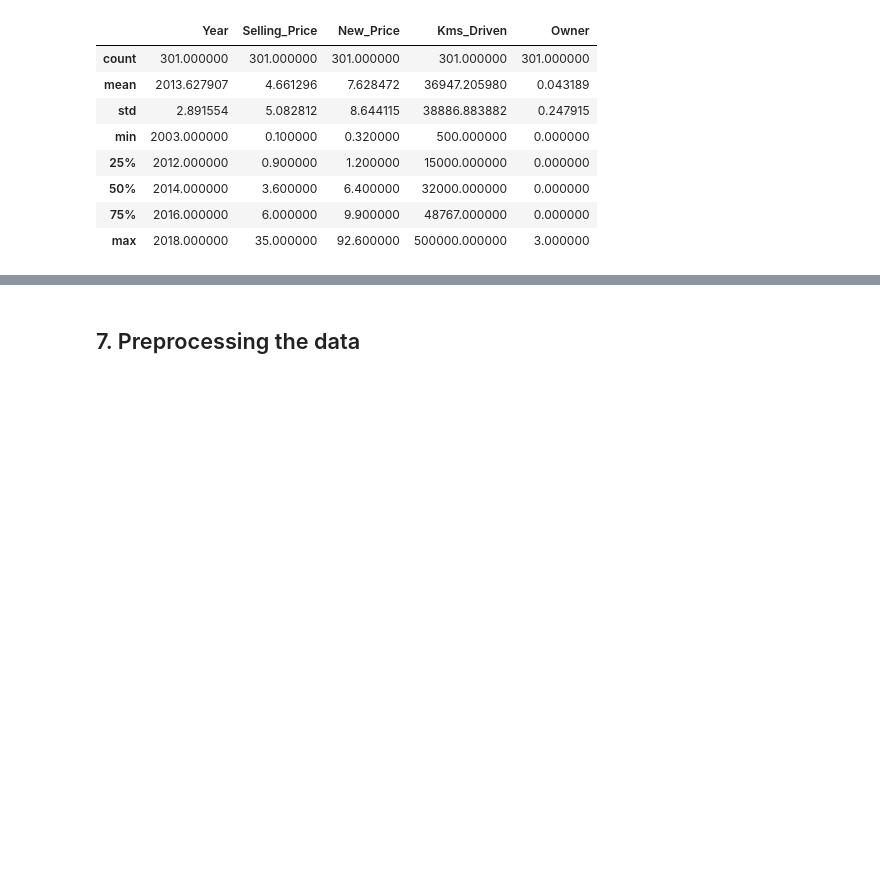
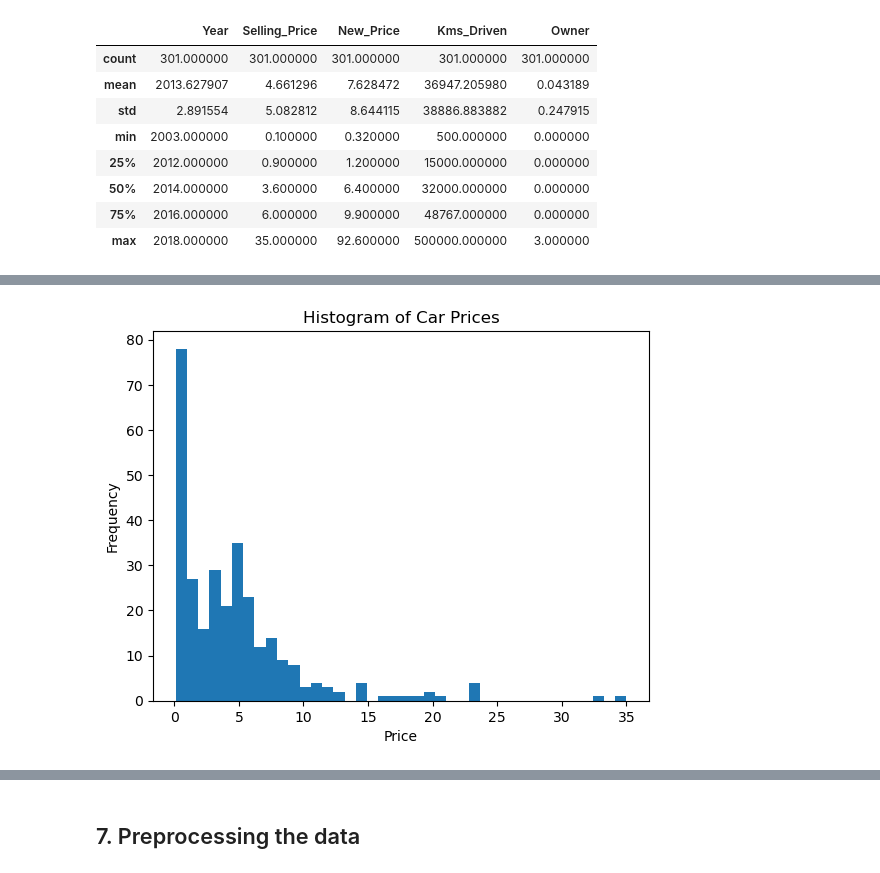
Before and after one commit to Nathan-Austin/Machine_Learning_projects, a Jupyter notebook: Car_price_prediction/Car_Price_Prediction.ipynb, the cells around one changed output, grey strips where cells are left out. Saved outputs shown, nothing was run; the diff lists cells and outputs as text; code cells hidden in the pictures; blank space fills up the shorter version.

```diff
--- a/Car_price_prediction/Car_Price_Prediction.ipynb
+++ b/Car_price_prediction/Car_Price_Prediction.ipynb
@@ -86,0 +100,9 @@ data.describe()
+# %%
+# histogram of car prices
+plt.hist(data['Selling_Price'], bins=40)
+plt.xlabel('Price')
+plt.ylabel('Frequency')
+plt.title('Histogram of Car Prices')
+plt.show()
+# %% [output]
+[figure, added]
```
Also changed, not shown: parts of 5 cells of this notebook, 6 other files.
